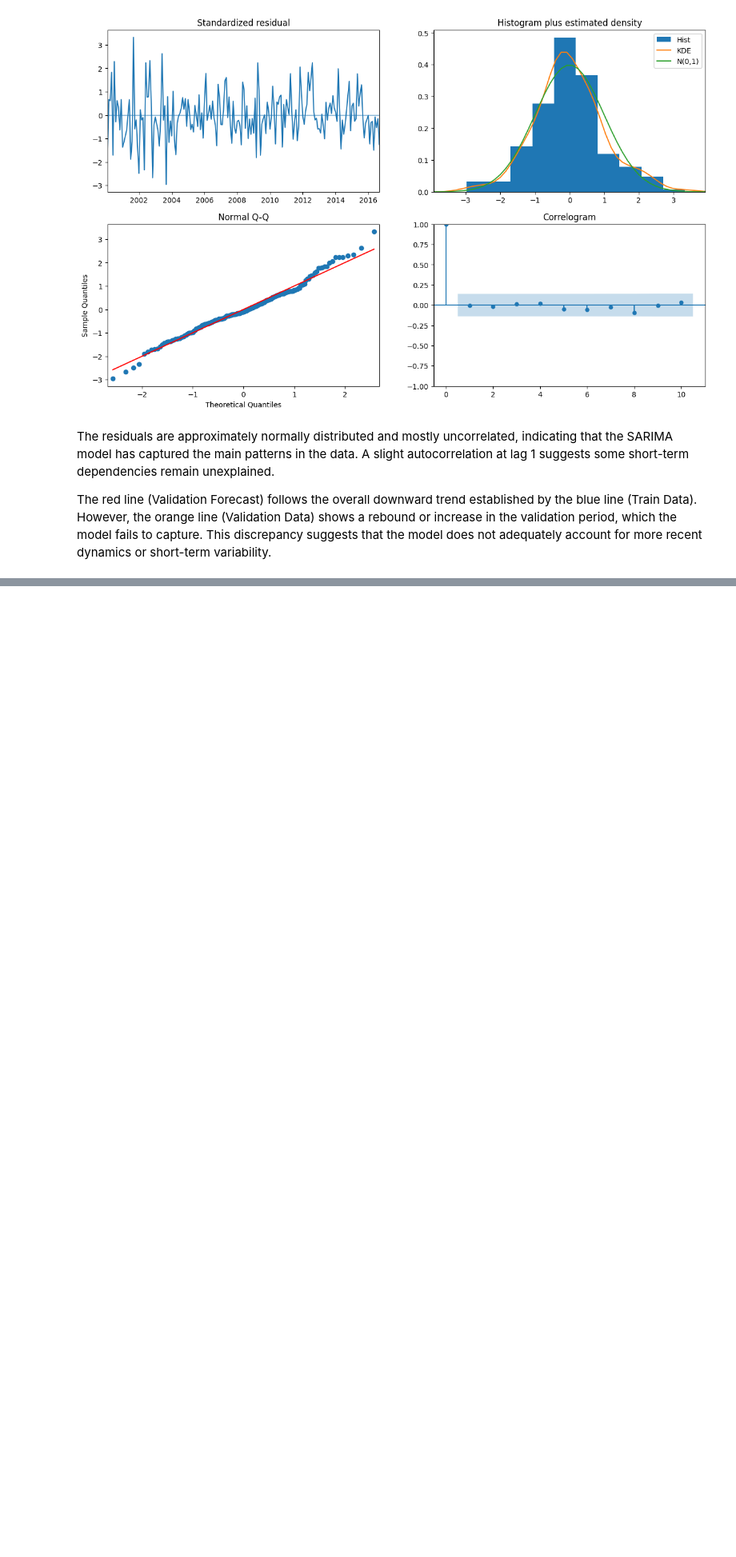
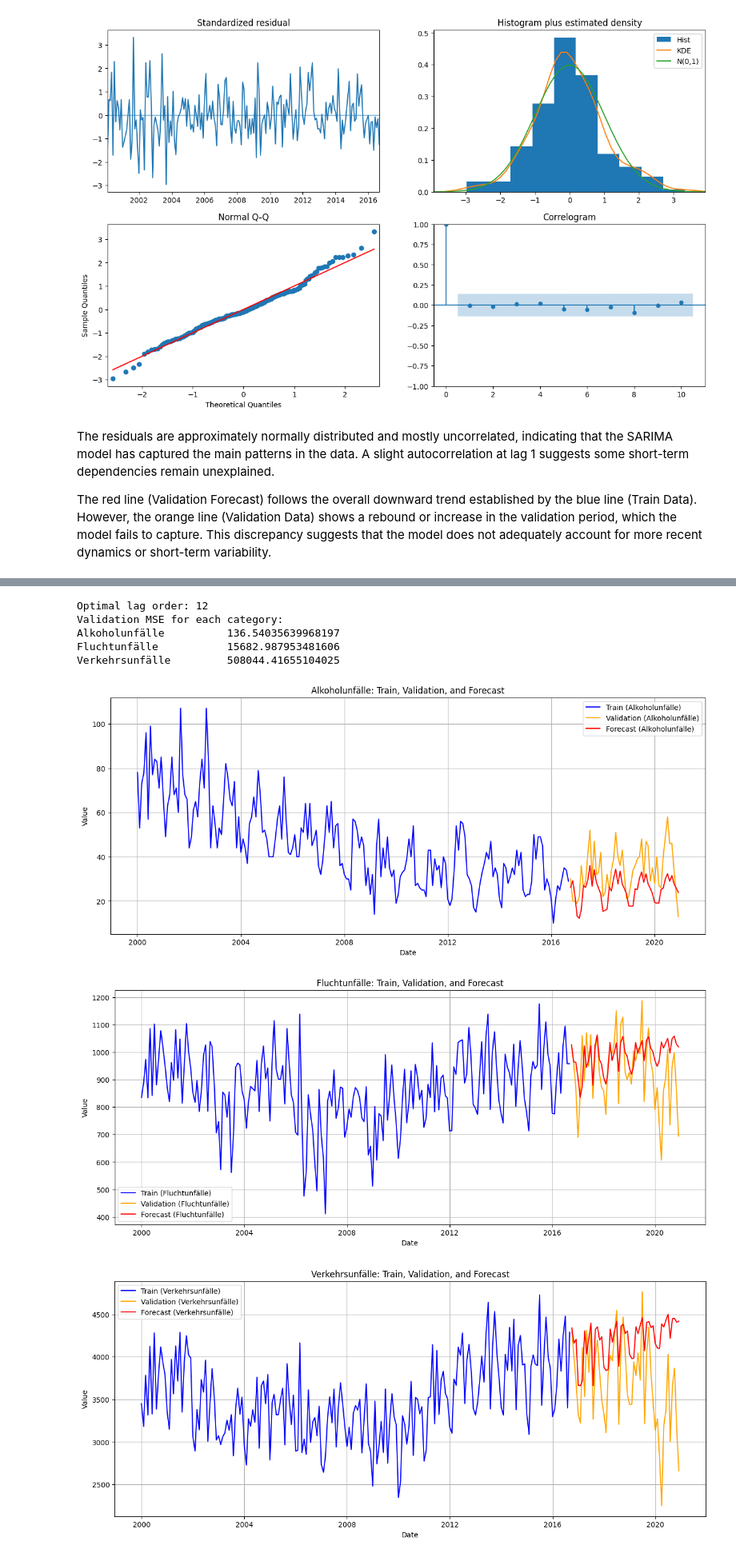
Before and after one commit to RainTreeCrow/DPS-AI-Challenge, a Jupyter notebook: AI_Model.ipynb, the cells around one changed output, grey strips where cells are left out. Shown at 80% size. Cells and saved outputs as stored; diff of their text form; code cells hidden in the pictures; blank space fills up the shorter version.

```diff
--- a/AI_Model.ipynb
+++ b/AI_Model.ipynb
@@ -312,0 +315,58 @@ The red line (Validation Forecast) follows the overall downward trend establishe
+# %%
+from statsmodels.tsa.api import VAR
+
+# Prepare data for VAR (pivot to wide format with categories as columns)
+wide_data = train_data.pivot(index='Date', columns='Category', values='Value')
+
+# Set frequency explicitly
+wide_data = wide_data.asfreq('MS')
+
+# Train-Validation Split (80% train, 20% validation)
+train_size = int(len(wide_data) * 0.8)
+train = wide_data.iloc[:train_size]
+validation = wide_data.iloc[train_size:]
+
+# Train VAR model
+model = VAR(train)
+model_fit = model.fit(ic='aic')
+print(f"Optimal lag order: {model_fit.k_ar}")
+
+# Forecast on the validation set
+forecast_steps = len(validation)
+forecast = model_fit.forecast(train.values[-model_fit.k_ar:], steps=forecast_steps)
+
+# Convert forecast to DataFrame for easy comparison
+forecast_df = pd.DataFrame(forecast, index=validation.index, columns=wide_data.columns)
+
+# Calculate Validation MSE
+print("Validation MSE for each category:")
+for column in wide_data.columns:
+    mse = mean_squared_error(validation[column], forecast_df[column])
+    print(f"{column}\t\t{mse}")
+
+# Plot each category in a separate subplot
+for category in wide_data.columns:
+    plt.figure(figsize=(15, 6))
+    # Plot train data
+    plt.plot(train[category], label=f'Train ({category})', color='blue')
+    # Plot validation data
+    plt.plot(validation[category], label=f'Validation ({category})', color='orange')
+    # Plot forecast data
+    plt.plot(forecast_df[category], label=f'Forecast ({category})', color='red')
+
+    # Add title and labels
+    plt.title(f'{category}: Train, Validation, and Forecast')
+    plt.xlabel('Date')
+    plt.ylabel('Value')
+    plt.legend()
+    plt.grid(True)
+    plt.show()
+# %% [output]
+Optimal lag order: 12
+Validation MSE for each category:
+Alkoholunfälle          136.54035639968197
+Fluchtunfälle           15682.987953481606
+Verkehrsunfälle         508044.41655104025
+[figure, added]
+[figure, added]
+[figure, added]
```
Also changed, not shown: parts of 4 cells of this notebook.
